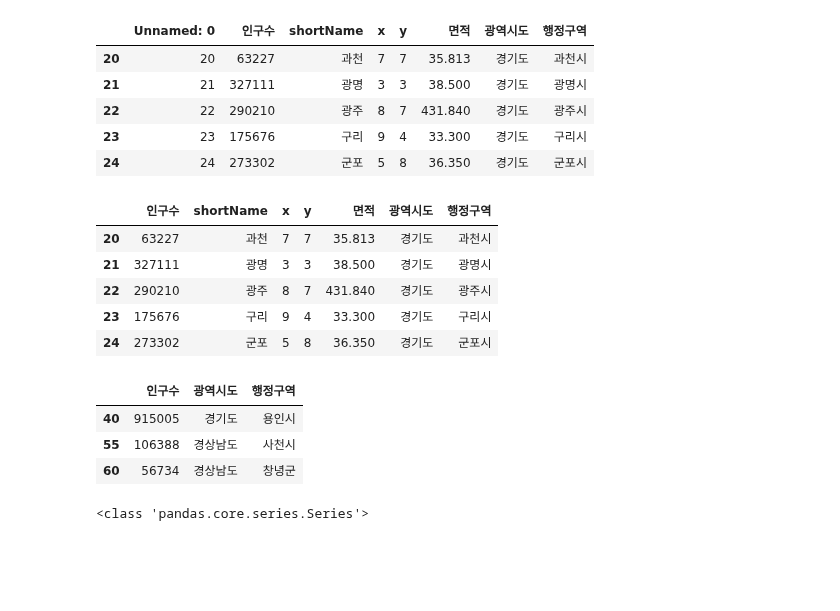
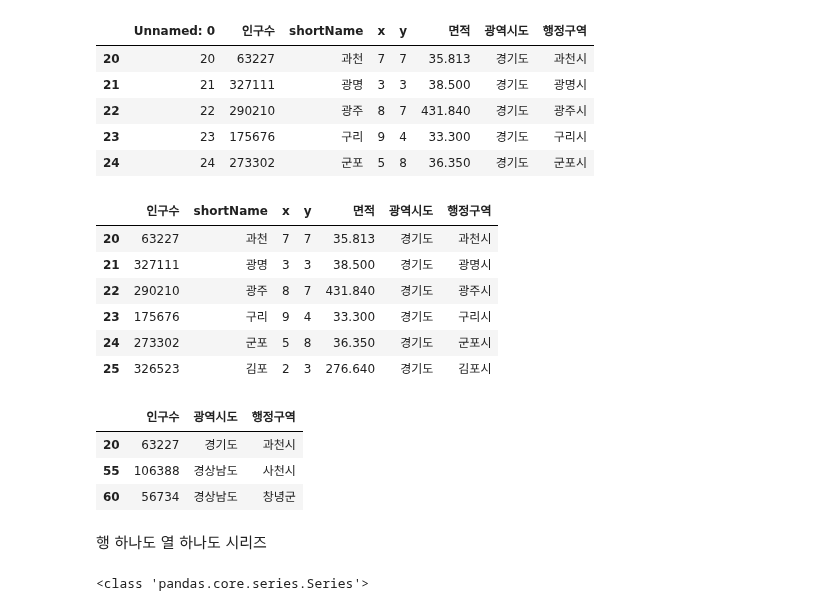
Before and after one commit to ikh0120/python_Webscraping_Analysis, a Jupyter notebook: 03-1.행정구역정보_분석과시각화.ipynb, the cells around one changed output. Cells and saved outputs as stored; diff of their text form; code cells hidden in the pictures; blank space fills up the shorter version.

```diff
--- a/03-1.행정구역정보_분석과시각화.ipynb
+++ b/03-1.행정구역정보_분석과시각화.ipynb
@@ -515,19 +524,24 @@ pop_mean_std(data, '서울특별시')
 # %%
 #iloc[row index, column index] 사용
 #인덱스가 20 부터 25까지 컬럼이 인구수부터 행정구역 까지
+data.iloc[20:26, 1:]
 # %% [output]
 |  | 인구수 | shortName | x | y | 면적 | 광역시도 | 행정구역 |
 | 20 | 63227 | 과천 | 7 | 7 | 35.813 | 경기도 | 과천시 |
 | 21 | 327111 | 광명 | 3 | 3 | 38.500 | 경기도 | 광명시 |
 | 22 | 290210 | 광주 | 8 | 7 | 431.840 | 경기도 | 광주시 |
 | 23 | 175676 | 구리 | 9 | 4 | 33.300 | 경기도 | 구리시 |
 | 24 | 273302 | 군포 | 5 | 8 | 36.350 | 경기도 | 군포시 |
+| 25 | 326523 | 김포 | 2 | 3 | 276.640 | 경기도 | 김포시 |
 # %%
 #loc[] 사용
 #index가 40,55,60 이고, column이 인구수,광역시도,행정구역
+data.loc[[20,55,60], ['인구수', '광역시도', '행정구역']]
 # %% [output]
 |  | 인구수 | 광역시도 | 행정구역 |
-| 40 | 915005 | 경기도 | 용인시 |
+| 20 | 63227 | 경기도 | 과천시 |
 | 55 | 106388 | 경상남도 | 사천시 |
 | 60 | 56734 | 경상남도 | 창녕군 |
+# %% [markdown]
+행 하나도 열 하나도 시리즈
 # %%
```
Also changed, not shown: parts of 38 cells of this notebook, 3 other files.
